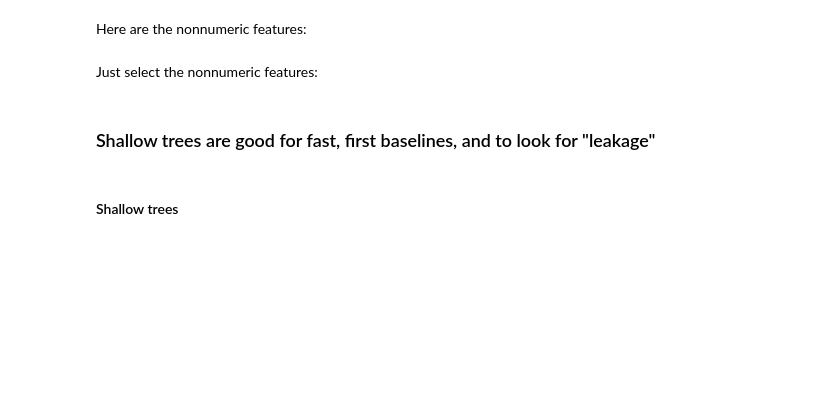
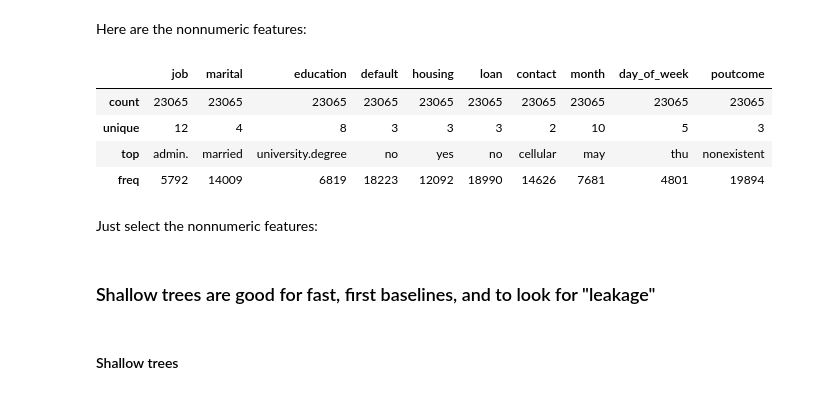
Before and after one commit to LambdaSchool/DS-Unit-2-Sprint-3-Classification-Validation, a Jupyter notebook: module2-baselines-validation/LS_DS_232_Baselines_Validation.ipynb, the cells around one changed output. Cells and saved outputs as stored; diff of their text form; code cells hidden in the pictures; blank space fills up the shorter version.

```diff
--- a/module2-baselines-validation/LS_DS_232_Baselines_Validation.ipynb
+++ b/module2-baselines-validation/LS_DS_232_Baselines_Validation.ipynb
@@ -168,5 +206,13 @@ Here are the numeric features:
 # %% [markdown]
 Here are the nonnumeric features:
+# %%
+X_train.describe(exclude='number')
+# %% [output]
+|  | job | marital | education | default | housing | loan | contact | month | day_of_week | poutcome |
+| count | 23065 | 23065 | 23065 | 23065 | 23065 | 23065 | 23065 | 23065 | 23065 | 23065 |
+| unique | 12 | 4 | 8 | 3 | 3 | 3 | 2 | 10 | 5 | 3 |
+| top | admin. | married | university.degree | no | yes | no | cellular | may | thu | nonexistent |
+| freq | 5792 | 14009 | 6819 | 18223 | 12092 | 18990 | 14626 | 7681 | 4801 | 19894 |
 # %% [markdown]
 Just select the nonnumeric features:
 # %%
```
Also changed, not shown: parts of 20 cells of this notebook.
